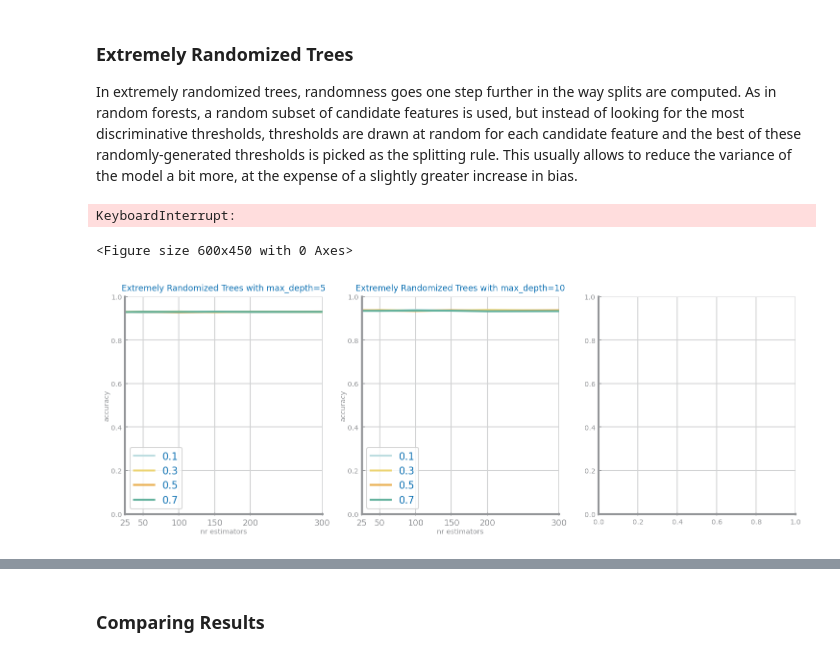
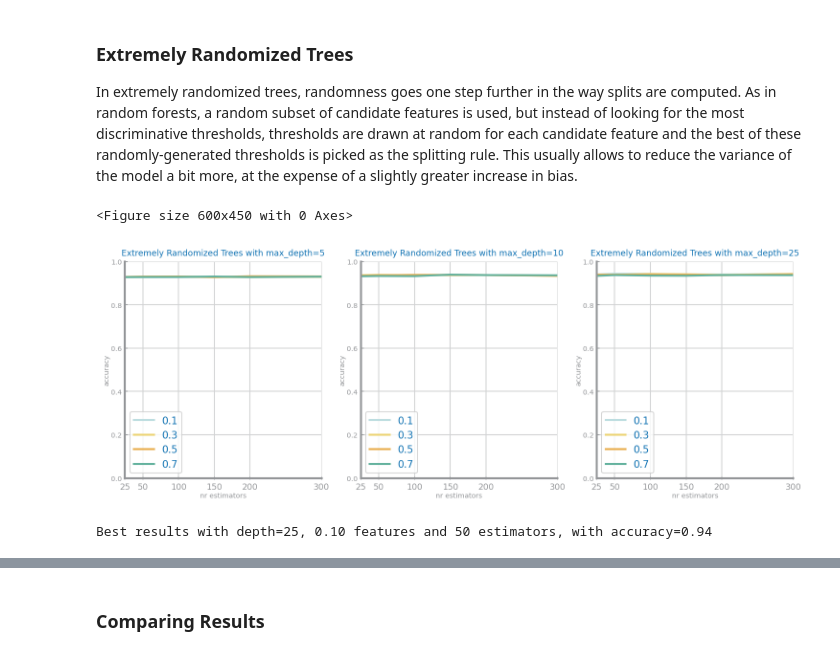
Before and after one commit to HerouFenix/cdados-project, a Jupyter notebook: Classification/RandomForests/RandomForests_QSAR.ipynb, the cells around one changed output, grey strips where cells are left out. Cells and saved outputs as stored; diff of their text form; code cells hidden in the pictures.

```diff
--- a/Classification/RandomForests/RandomForests_QSAR.ipynb
+++ b/Classification/RandomForests/RandomForests_QSAR.ipynb
@@ -80,37 +116,52 @@ best_xt = None
 cols = len(max_depths)
 plt.figure()
 fig, axs = plt.subplots(1, cols, figsize=(cols*ds.HEIGHT, ds.HEIGHT), squeeze=False)
+over_analisys = {}
+
 for k in range(len(max_depths)):
+    over_analisys[str(k)] = {}
     d = max_depths[k]
     values = {}
     for f in max_features:
+        over_analisys[str(k)][str(f)] = {}
+
         yvalues = []
+        Tes = []
+        TR = []
         for n in n_estimators:
 
             total_acc = 0
+            total_tr_acc = 0
 
             for h in range(n_holdouts):
                 trnX, tstX, trnY, tstY = train_test_split(X, y, train_size=0.7, stratify=y)
 
                 rf = ExtraTreesClassifier(n_estimators=n, max_depth=d, max_features=f)
                 rf.fit(trnX, trnY)
                 prdY = rf.predict(tstX)
                 total_acc += metrics.accuracy_score(tstY, prdY)
 
+                prd_trn = rf.predict(trnX)
+                total_tr_acc += metrics.accuracy_score(trnY, prd_trn)
+
             total_acc /= n_holdouts
+            total_tr_acc/= n_holdouts
             yvalues.append(total_acc)
+            Tes.append(total_acc)
+            TR.append(total_tr_acc)
             if yvalues[-1] > last_best_xt:
                 best_extr_tree = (d, f, n)
                 last_best_xt = yvalues[-1]
                 best_xt = rf
-
+        over_analisys[str(k)][str(f)]["test"] = Tes
+        over_analisys[str(k)][str(f)]["train"] = TR
         values[f] = yvalues
     ds.multiple_line_chart(n_estimators, values, ax=axs[0, k], title='Extremely Randomized Trees with max_depth=%d'%d,
                            xlabel='nr estimators', ylabel='accuracy', percentage=True)
 
 plt.show()
 print('Best results with depth=%d, %1.2f features and %d estimators, with accuracy=%1.2f'%(best_extr_tree[0], best_extr_tree[1], best_extr_tree[2], last_best_xt))
 # %% [output]
-KeyboardInterrupt:
+<Figure size 600x450 with 0 Axes>
+[figure, new version]
-<Figure size 600x450 with 0 Axes>
+Best results with depth=25, 0.10 features and 50 estimators, with accuracy=0.94
-[figure, old version]
```
Also changed, not shown: parts of 4 cells of this notebook, 1 other file.
